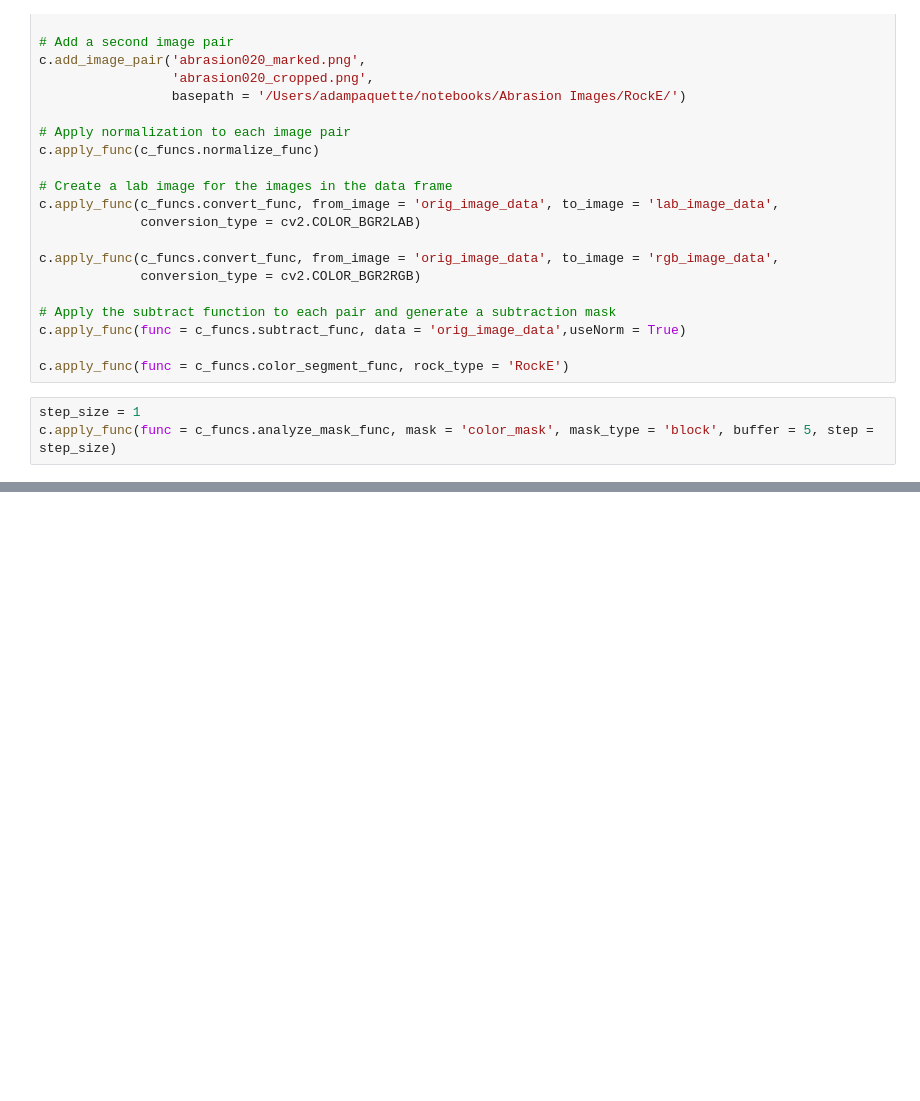
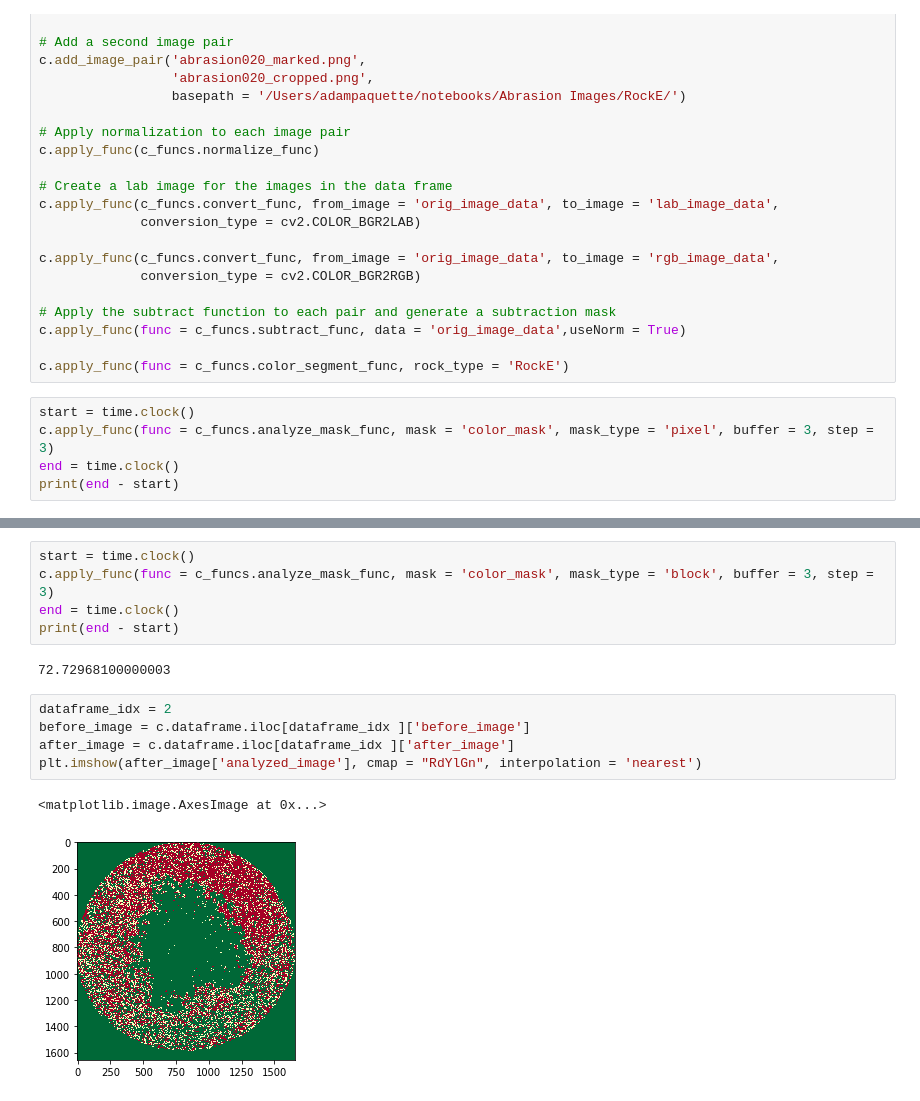
Before and after one commit to Beckcjb/Hindsight, a Jupyter notebook: Source_Code/notebooks/Prototype.ipynb, the cells around one changed output, grey strips where cells are left out. Saved outputs shown, nothing was run; the diff lists cells and outputs as text; blank space fills up the shorter version.

```diff
--- a/Source_Code/notebooks/Prototype.ipynb
+++ b/Source_Code/notebooks/Prototype.ipynb
@@ -70,5 +63,7 @@ c.apply_func(func = c_funcs.subtract_func, data = 'orig_image_data',useNorm = Tr
 
 c.apply_func(func = c_funcs.color_segment_func, rock_type = 'RockE')
 # %%
-step_size = 1
-c.apply_func(func = c_funcs.analyze_mask_func, mask = 'color_mask', mask_type = 'block', buffer = 5, step = step_size)
+start = time.clock()
+c.apply_func(func = c_funcs.analyze_mask_func, mask = 'color_mask', mask_type = 'pixel', buffer = 3, step = 3)
+end = time.clock()
+print(end - start)
@@ -79,0 +80,15 @@ plt.imshow(after_image['analyzed_image'], cmap = "RdYlGn", interpolation = 'near
+# %%
+start = time.clock()
+c.apply_func(func = c_funcs.analyze_mask_func, mask = 'color_mask', mask_type = 'block', buffer = 3, step = 3)
+end = time.clock()
+print(end - start)
+# %% [output]
+72.72968100000003
+# %%
+dataframe_idx = 2
+before_image = c.dataframe.iloc[dataframe_idx ]['before_image']
+after_image = c.dataframe.iloc[dataframe_idx ]['after_image']
+plt.imshow(after_image['analyzed_image'], cmap = "RdYlGn", interpolation = 'nearest')
+# %% [output]
+<matplotlib.image.AxesImage at 0x...>
+[figure, added]
```
Also changed, not shown: parts of 3 cells of this notebook.
